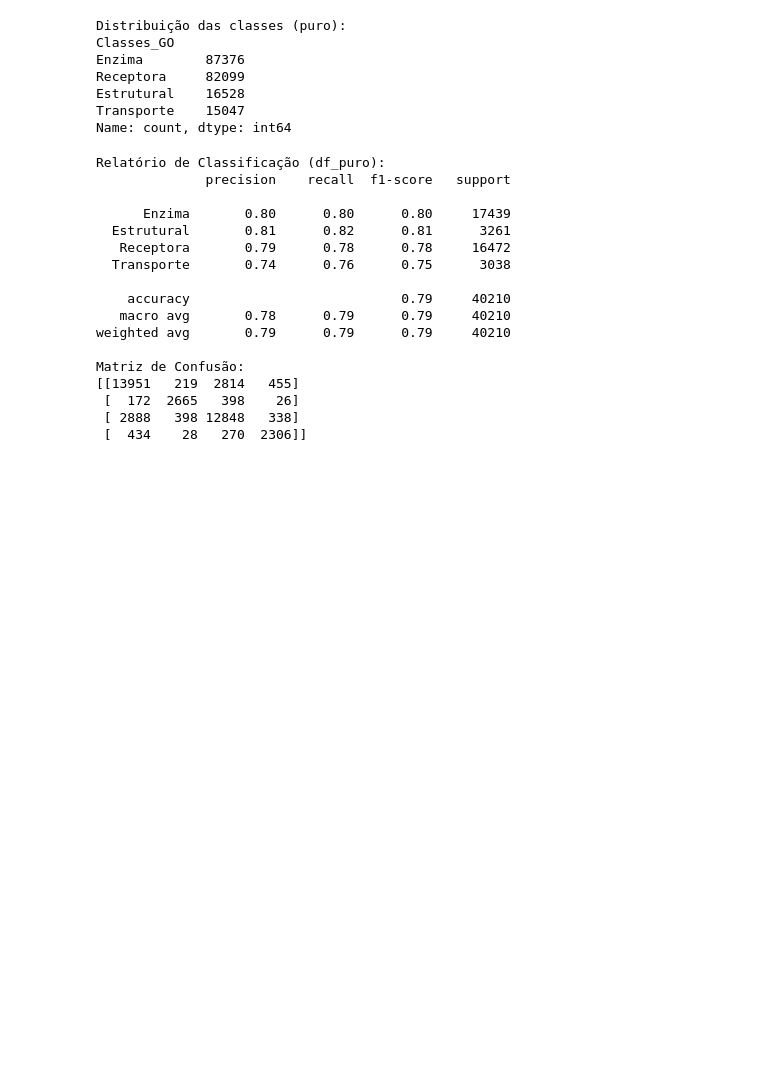
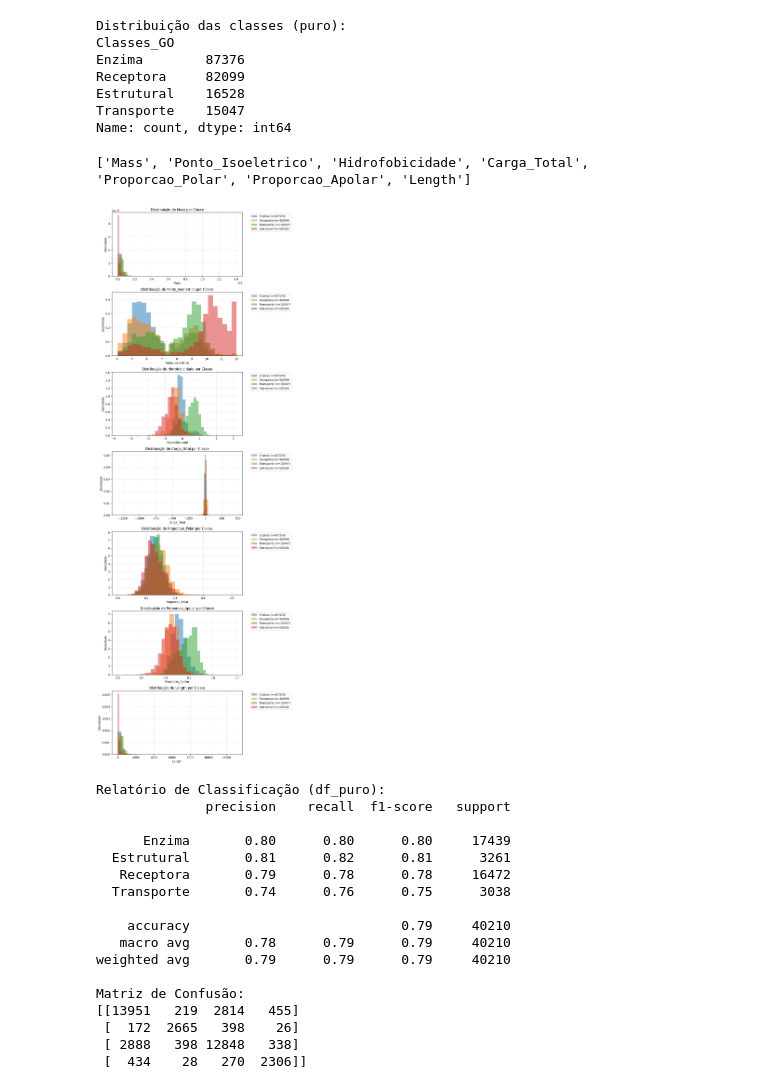
Before and after one commit to marcellovictor/classificacao-proteinas, a Jupyter notebook: uniprotkb.ipynb, the cells around one changed output. Saved outputs shown, nothing was run; the diff lists cells and outputs as text; code cells hidden in the pictures; blank space fills up the shorter version.

```diff
--- a/uniprotkb.ipynb
+++ b/uniprotkb.ipynb
@@ -301,6 +301,44 @@ Receptora     82099
 Estrutural    16528
 Transporte    15047
 Name: count, dtype: int64
+# %%
+import matplotlib.pyplot as plt
+
+df_puro_numericas = df_puro[['Mass', 'Ponto_Isoeletrico', 'Hidrofobicidade', 'Carga_Total', 'Proporcao_Polar', 'Proporcao_Apolar', 'Length']]
+
+colunas_numericas = df_puro_numericas.columns.tolist()
+
+print(colunas_numericas)
+
+
+fig, axes = plt.subplots(len(colunas_numericas), 1,
+                        figsize=(10, 4*len(colunas_numericas)))
+
+if len(colunas_numericas) == 1:
+    axes = [axes]
+
+cores = ['#1f77b4', '#ff7f0e', '#2ca02c', '#d62728', '#9467bd']
+
+for i, coluna in enumerate(colunas_numericas):
+    ax = axes[i]
+
+    for j, classe in enumerate(df_puro['Classes_GO'].unique()):
+        dados_classe = df_puro[df_puro['Classes_GO'] == classe][coluna]
+        ax.hist(dados_classe, bins=25, alpha=0.5,
+                label=f'{classe} (n={len(dados_classe)})',
+                color=cores[j], density=True)
+
+    ax.set_xlabel(coluna)
+    ax.set_ylabel('Densidade')
+    ax.set_title(f'Distribuição de {coluna} por Classe')
+    ax.legend(bbox_to_anchor=(1.05, 1), loc='upper left')
+    ax.grid(True, alpha=0.3)
+
+plt.tight_layout()
+plt.show()
+# %% [output]
+['Mass', 'Ponto_Isoeletrico', 'Hidrofobicidade', 'Carga_Total', 'Proporcao_Polar', 'Proporcao_Apolar', 'Length']
+[figure, added]
 # %%
 from sklearn.model_selection import train_test_split
 from sklearn.tree import DecisionTreeClassifier
```
Also changed, not shown: 1 other file.
